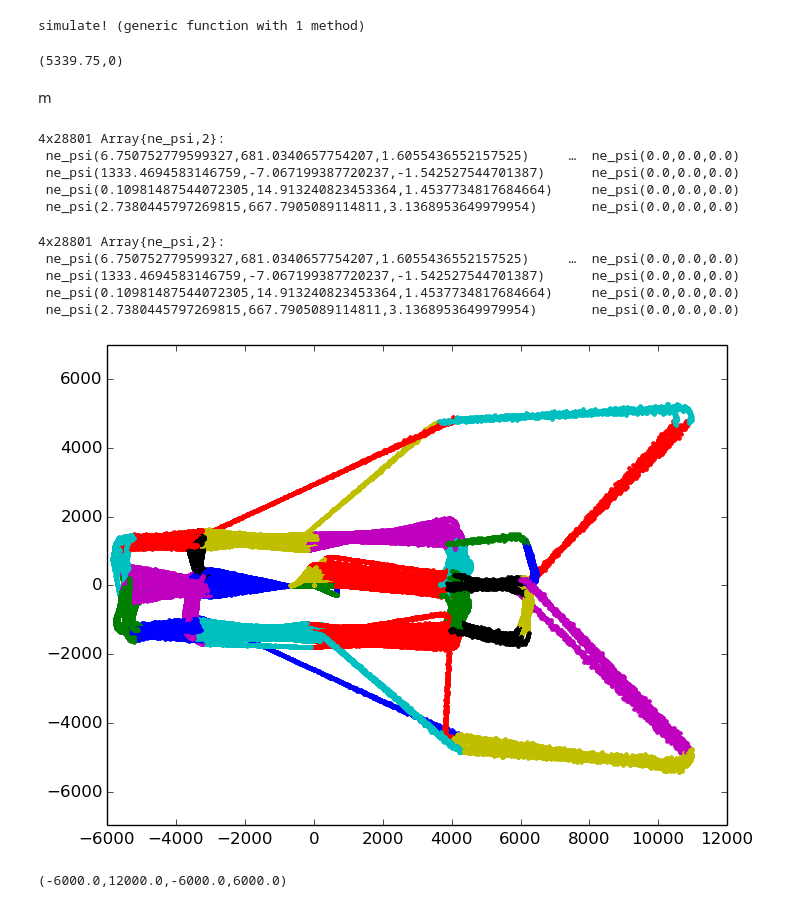
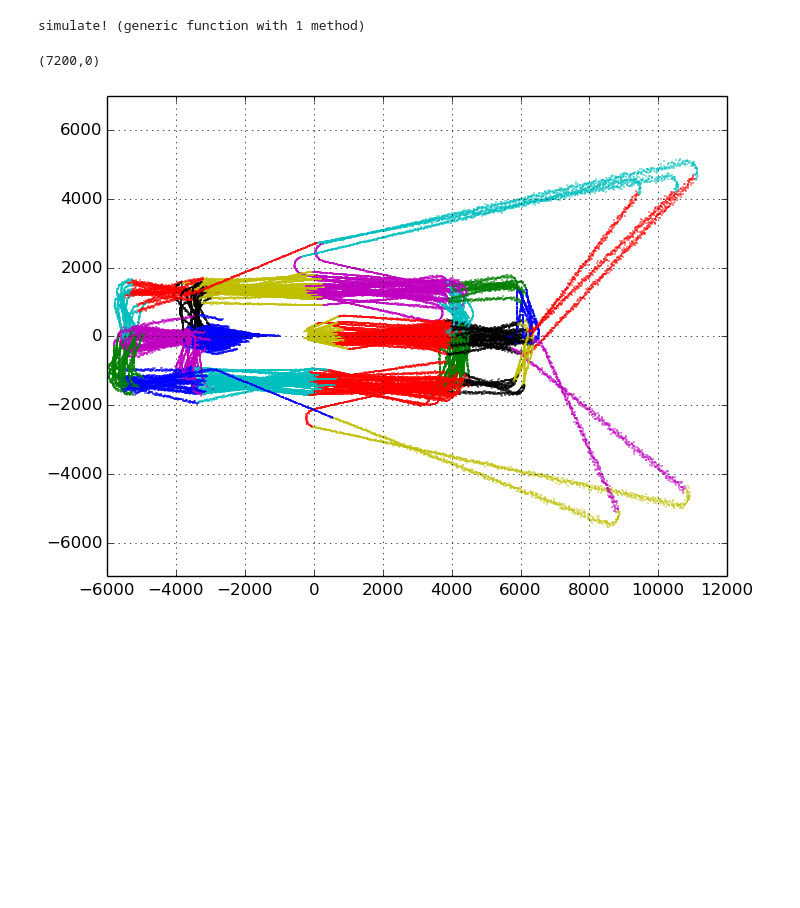
Before and after one commit to sisl/autoATC, a Jupyter notebook: sensorModel.ipynb, the cells around one changed output. Saved outputs shown, nothing was run; the diff lists cells and outputs as text; code cells hidden in the pictures; blank space fills up the shorter version.

```diff
--- a/sensorModel.ipynb
+++ b/sensorModel.ipynb
@@ -9,16 +13,6 @@ simulate! (generic function with 1 method)
 # %%
 aircraftList = [airplane(50,:U1), airplane(50, :LD2), airplane(50, :R), airplane(50, :T)];
 # %%
-(idmin, tmax, alertCount, _, m) = simulate!(aircraftList,3600*2,:Smart,S->g_noaction, stopEarly=true, savepath=true); tmax, alertCount
+(idmin, tmax, alertCount, _, m) = simulate!(aircraftList,3600*2,:Smart,S->g_noaction, stopEarly=false, savepath=true); tmax, alertCount
 # %% [output]
-(5339.75,0)
+(7200,0)
-# %% [markdown]
-m
-# %%
-m
-# %% [output]
-4x28801 Array{ne_psi,2}:
- ne_psi(6.750752779599327,681.0340657754207,1.6055436552157525)     …  ne_psi(0.0,0.0,0.0)
- ne_psi(1333.4694583146759,-7.067199387720237,-1.542527544701387)      ne_psi(0.0,0.0,0.0)
- ne_psi(0.10981487544072305,14.913240823453364,1.4537734817684664)     ne_psi(0.0,0.0,0.0)
- ne_psi(2.7380445797269815,667.7905089114811,3.1368953649979954)       ne_psi(0.0,0.0,0.0)
@@ -27,23 +19,20 @@ using PyPlot
-# %%
-m[1:4,:]
-# %% [output]
-4x28801 Array{ne_psi,2}:
- ne_psi(6.750752779599327,681.0340657754207,1.6055436552157525)     …  ne_psi(0.0,0.0,0.0)
- ne_psi(1333.4694583146759,-7.067199387720237,-1.542527544701387)      ne_psi(0.0,0.0,0.0)
- ne_psi(0.10981487544072305,14.913240823453364,1.4537734817684664)     ne_psi(0.0,0.0,0.0)
- ne_psi(2.7380445797269815,667.7905089114811,3.1368953649979954)       ne_psi(0.0,0.0,0.0)
 # %%
-for i in 1:length(aircraftList)
+for i in 1:4#length(aircraftList)
     plt.gca()[:set_color_cycle](nothing)
     for s in g_allstates[1:27]
         n = [mes.n  for mes in m[i,:]];
         e = [mes.e  for mes in m[i,:]];
-        n[find(sx -> sx != s, aircraftList[i].sLocHist)] = NaN;
-        e[find(sx -> sx != s, aircraftList[i].sLocHist)] = NaN;
-        plot(e, n, linestyle="", marker=".")
+        idx = find(sx -> sx != s, aircraftList[i].sLocHist)
+        n[idx] = NaN;
+        e[idx] = NaN;
+        idx = find(a -> a > -50, [p.d for p in aircraftList[i].path])
+        n[idx] = NaN;
+        e[idx] = NaN;
+
+        plot(e, n, linestyle="", marker=".",markersize=1)
     end
 end
 axis("equal")
+grid("on")
 # %% [output]
-[figure, old version]
+[figure, new version]
-(-6000.0,12000.0,-6000.0,6000.0)
```
Also changed, not shown: parts of 3 cells of this notebook, 3 other files.
